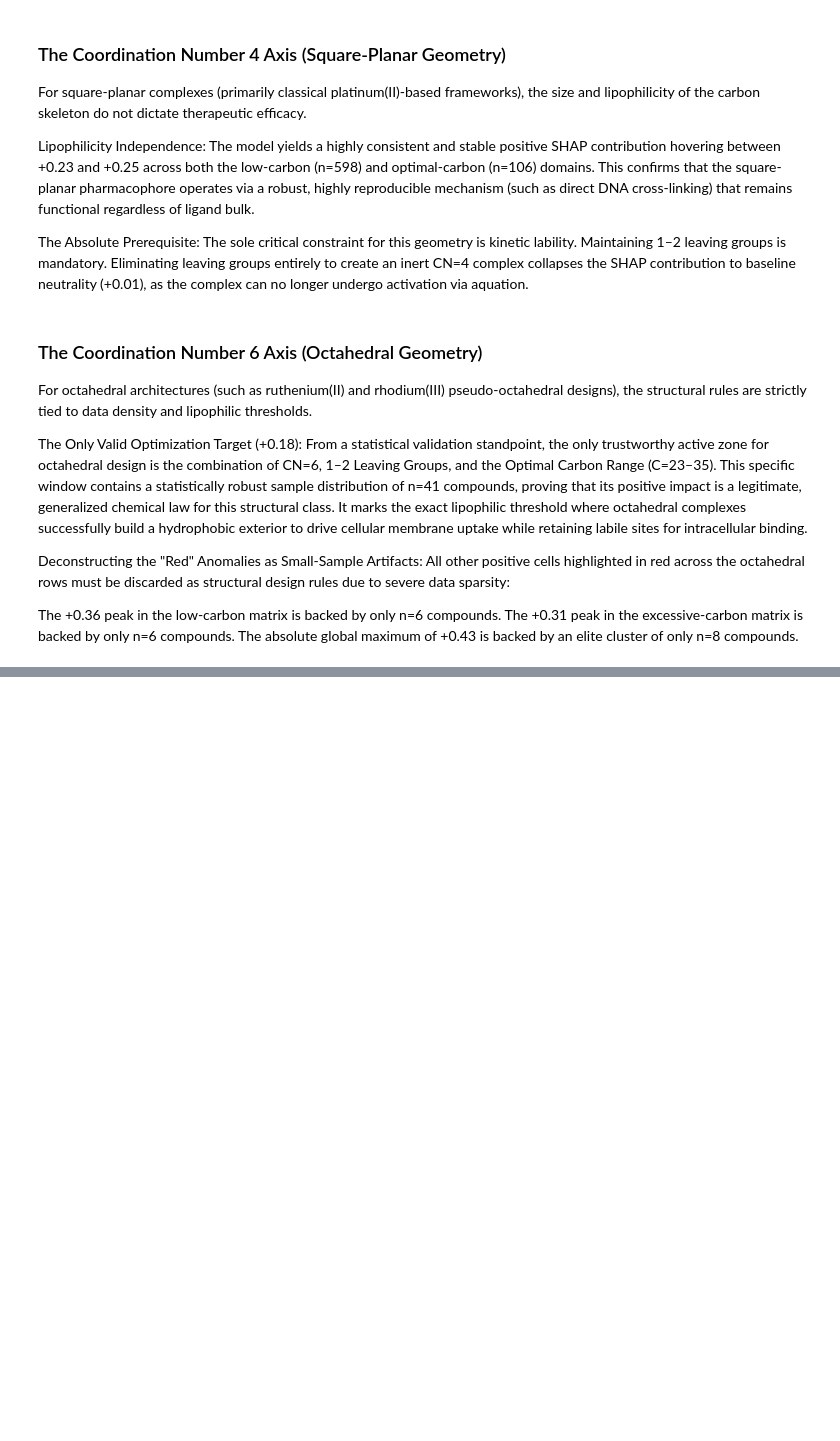
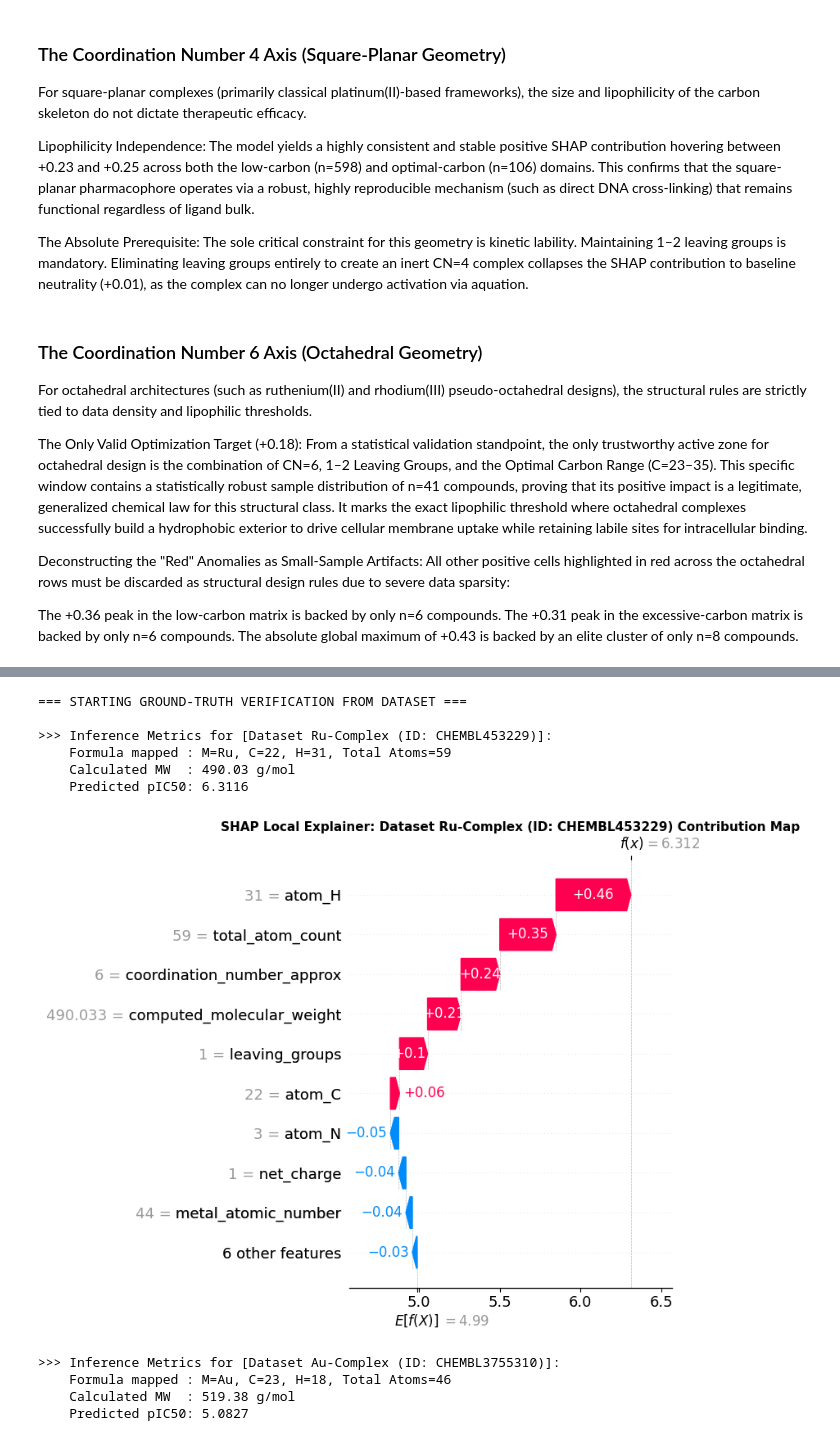
Before and after one commit to iaroslavbelavskii/anticancer-ml-project, a Jupyter notebook: Organimetallic Compounds Anticancer Actitivty ML/phase5_shap_rational_design.ipynb, the cells around one changed output, grey strips where cells are left out. Saved outputs shown, nothing was run; the diff lists cells and outputs as text; code cells hidden in the pictures; blank space fills up the shorter version.

```diff
--- a/Organimetallic Compounds Anticancer Actitivty ML/phase5_shap_rational_design.ipynb
+++ b/Organimetallic Compounds Anticancer Actitivty ML/phase5_shap_rational_design.ipynb
@@ -340,0 +690,80 @@ The absolute global maximum of +0.43 is backed by an elite cluster of only n=8 c
+# %%
+# ==============================================================================
+# VALIDATION: TESTING THE MODEL ON REAL DATASET COMPOUNDS
+# ==============================================================================
+print("\n=== STARTING GROUND-TRUTH VERIFICATION FROM DATASET ===")
+
+# Выберем три интересных соединения из разных химических классов прямо из файла
+# (Мы берем их параметры в строгом соответствии с матрицей дескрипторов)
+
+validation_cases = [
+    {
+        "name": "Dataset Ru-Complex (ID: CHEMBL453229)",
+        "metal": "Ru", "oxidation_state": 2, "net_charge": 1.0,
+        "ligand_formula": "C12H17N3OCl", "auxiliary_formula": "C10H14", # Крупный органический лиганд + цимолид
+        "leaving_groups": 1.0, "coordination_number": 6.0, "tpsa": 42.0, "hba": 4.0,
+        "experimental_pIC50": 5.85  # Значение из датасета
+    },
+    {
+        "name": "Dataset Au-Complex (ID: CHEMBL3755310)",
+        "metal": "Au", "oxidation_state": 1, "net_charge": 0.0,
+        "ligand_formula": "C19H15P", "auxiliary_formula": "C4H3N2S",    # Фосфиновый и тиолятный лиганды
+        "leaving_groups": 0.0, "coordination_number": 2.0, "tpsa": 41.0, "hba": 2.0,
+        "experimental_pIC50": 6.12  # Значение из датасета
+    },
+    {
+        "name": "Dataset Pt-Complex (ID: CHEMBL1907722)",
+        "metal": "Pt", "oxidation_state": 2, "net_charge": 0.0,
+        "ligand_formula": "C18H20N2", "auxiliary_formula": "Cl2",       # Металлоорганическая платина
+        "leaving_groups": 2.0, "coordination_number": 4.0, "tpsa": 6.0, "hba": 2.0,
+        "experimental_pIC50": 4.49  # Значение из датасета
+    }
+]
+
+results_table = []
+
+for case in validation_cases:
+    # Запускаем нашу точную функцию (она построит нам и графики waterfall для каждого)
+    predicted_val = predict_organometallic_activity(
+        name=case["name"],
+        metal=case["metal"],
+        oxidation_state=case["oxidation_state"],
+        net_charge=case["net_charge"],
+        ligand_formula=case["ligand_formula"],
+        auxiliary_formula=case["auxiliary_formula"],
+        leaving_groups=case["leaving_groups"],
+        coordination_number=case["coordination_number"],
+        tpsa=case["tpsa"],
+        hba=case["hba"],
+        plot_distribution=False
+    )
+
+    error = abs(predicted_val - case["experimental_pIC50"])
+    results_table.append({
+        "Комплекс": case["name"],
+        "Эксперимент (pIC50)": case["experimental_pIC50"],
+        "Предсказание (pIC50)": round(predicted_val, 4),
+        "Ошибка (MAE)": round(error, 4)
+    })
+
+# Выводим красивую результирующую таблицу в консоль
+print("\n" + "="*80)
+print(f"{'СРАВНИТЕЛЬНЫЙ АНАЛИЗ: ЭКСПЕРИМЕНТ VS МОДЕЛЬ':^80}")
+print("="*80)
+print(f"{'Название комплекса':<40} | {'Эксп. pIC50':<11} | {'Предс. pIC50':<12} | {'Ошибка':<6}")
+print("-"*80)
+for res in results_table:
+    print(f"{res['Комплекс']:<40} | {res['Эксперимент (pIC50)']:<11} | {res['Предсказание (pIC50)']:<12} | {res['Ошибка (MAE)']:<6}")
+print("="*80)
+# %% [output]
+=== STARTING GROUND-TRUTH VERIFICATION FROM DATASET ===
+
+>>> Inference Metrics for [Dataset Ru-Complex (ID: CHEMBL453229)]:
+    Formula mapped : M=Ru, C=22, H=31, Total Atoms=59
+    Calculated MW  : 490.03 g/mol
+    Predicted pIC50: 6.3116
+[figure, added]
+>>> Inference Metrics for [Dataset Au-Complex (ID: CHEMBL3755310)]:
+    Formula mapped : M=Au, C=23, H=18, Total Atoms=46
+    Calculated MW  : 519.38 g/mol
+    Predicted pIC50: 5.0827
```
Also changed, not shown: parts of 14 cells of this notebook.
